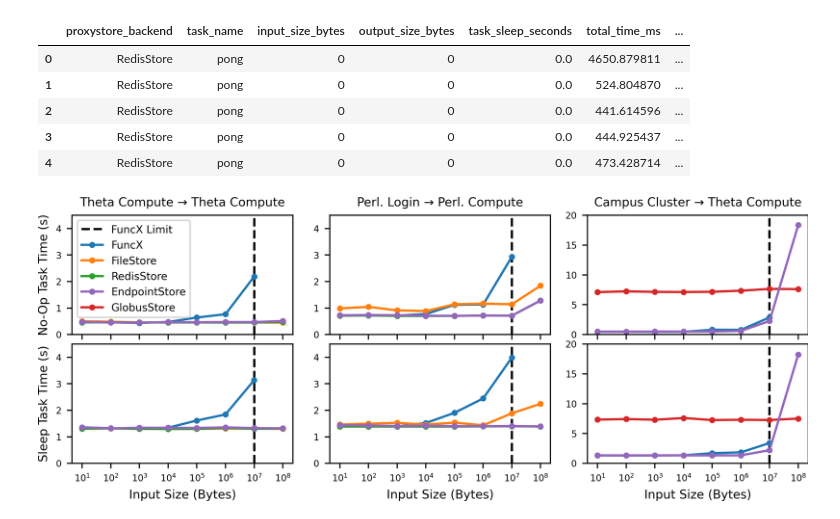
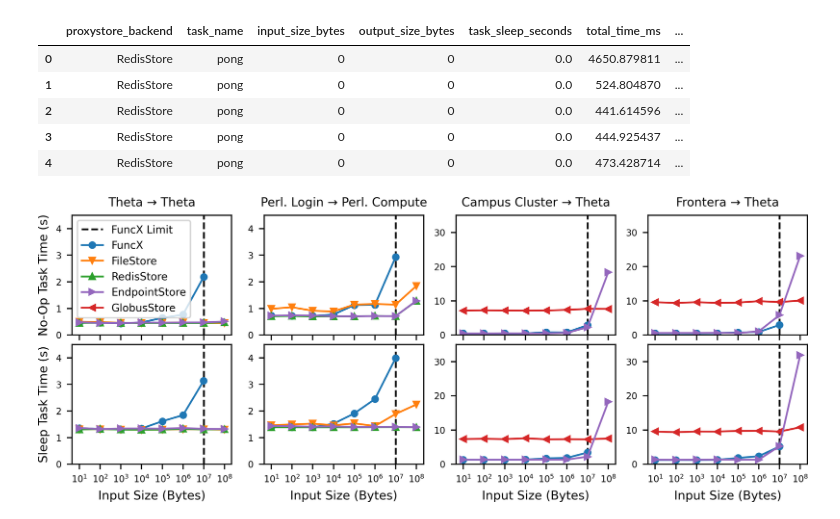
Before and after one commit to proxystore/sc23-evaluation, a Jupyter notebook: 0-funcx-roundtrip-execution-time.ipynb, the cells around one changed output. Cells and saved outputs as stored; diff of their text form; code cells hidden in the pictures.

Commit message:
Add Frontera results and unique markers

```diff
--- a/0-funcx-roundtrip-execution-time.ipynb
+++ b/0-funcx-roundtrip-execution-time.ipynb
@@ -108,6 +109,8 @@ perlmutter_perlmutter_noop_data = load('data/funcx-roundtrip/noop-perlmutterlogi
 perlmutter_perlmutter_sleep_data = load('data/funcx-roundtrip/sleep-perlmutterlogin24-perlmutter.csv')
 midway_theta_noop_data = load('data/funcx-roundtrip/noop-midway2-thetalogin5.csv')
 midway_theta_sleep_data = load('data/funcx-roundtrip/sleep-midway2-thetalogin5.csv')
+frontera_theta_noop_data = load('data/funcx-roundtrip/noop-frontera-thetalogin5.csv')
+frontera_theta_sleep_data = load('data/funcx-roundtrip/sleep-frontera-thetalogin5.csv')
 theta_theta_noop_data.head()
 # %% [output]
 |  | proxystore_backend | task_name | input_size_bytes | output_size_bytes | task_sleep_seconds | total_time_ms | ... |
@@ -155,19 +158,30 @@ def extract(data: pandas.DataFrame) -> dict[str, dict[str, list[str]]]:
     return result
 # %%
 extracted_data = [
-    [extract(theta_theta_noop_data), extract(perlmutter_perlmutter_noop_data), extract(midway_theta_noop_data)],
-    [extract(theta_theta_sleep_data), extract(perlmutter_perlmutter_sleep_data), extract(midway_theta_sleep_data)],
+    [
+        extract(theta_theta_noop_data),
+        extract(perlmutter_perlmutter_noop_data),
+        extract(midway_theta_noop_data),
+        extract(frontera_theta_noop_data),
+    ],
+    [
+        extract(theta_theta_sleep_data),
+        extract(perlmutter_perlmutter_sleep_data),
+        extract(midway_theta_sleep_data),
+        extract(frontera_theta_sleep_data),
+    ],
 ]
 
 backends = ['FuncX', 'FileStore', 'RedisStore', 'GlobusStore', 'EndpointStore']
 
 rows = 2
-cols = 3
+cols = 4
 
 fig, axs = plt.subplots(rows, cols, sharex=True) # , sharey='row')
 
 cmap = plt.get_cmap()
 colors = {backend: cmap(i) for i, backend in enumerate(backends)}
+markers_ = {backend: markers.MarkerStyle.filled_markers[i] for i, backend in enumerate(backends)}
 legend_handles = {}  # backend (str): axs handle
 
 for i in range(rows):
@@ -180,7 +194,7 @@ for i in range(rows):
             if backend in data:
                 xy = [(x, y) for x, y in zip(data[backend]['sizes'], data[backend]['times']) if 0 < x < 1e9]
                 x, y  = zip(*xy)
-                ax.plot(x, y, marker='.', label=backend, color=colors[backend])
+                ax.plot(x, y, marker=markers_[backend], label=backend, color=colors[backend])
 
         # ax.set_yscale('log')
         ax.set_xscale('symlog')
@@ -194,35 +208,39 @@ for i in range(rows):
 # plt.suptitle('FuncX Task Round Trip Times (s)')
 
 axs[1, 0].set_xlabel('Input Size (Bytes)')
 axs[1, 1].set_xlabel('Input Size (Bytes)')
 axs[1, 2].set_xlabel('Input Size (Bytes)')
+axs[1, 3].set_xlabel('Input Size (Bytes)')
 axs[0, 0].set_ylabel('No-Op Task Time (s)')
 axs[1, 0].set_ylabel('Sleep Task Time (s)')
-axs[0, 0].set_title('Theta Compute → Theta Compute')
+axs[0, 0].set_title('Theta → Theta')
 axs[0, 1].set_title('Perl. Login → Perl. Compute')
-axs[0, 2].set_title('Campus Cluster → Theta Compute')
+axs[0, 2].set_title('Campus Cluster → Theta')
+axs[0, 3].set_title('Frontera → Theta')
 
 # Reorder legend
 # handles, labels = axs[0, 0].get_legend_handles_labels()
 # legend_order = [1, 2, 3, 4, 0]
 # axs[0, 0].legend([handles[i] for i in legend_order], [labels[i] for i in legend_order], loc='upper left')
 axs[0, 0].legend(legend_handles.values(), legend_handles.keys(), loc='upper left')
 
 # Restrict y axis range
 axs[0, 0].set_ylim([0, 4.5])
 axs[1, 0].set_ylim([0, 4.5])
 axs[0, 1].set_ylim([0, 4.5])
 axs[1, 1].set_ylim([0, 4.5])
-axs[0, 2].set_ylim([0, 20])
-axs[1, 2].set_ylim([0, 20])
+axs[0, 2].set_ylim([0, 35])
+axs[1, 2].set_ylim([0, 35])
+axs[0, 3].set_ylim([0, 35])
+axs[1, 3].set_ylim([0, 35])
 
 # Restrict y labels to integers
 axs[0, 0].get_yaxis().set_major_locator(mticker.MaxNLocator(integer=True))
 axs[1, 0].get_yaxis().set_major_locator(mticker.MaxNLocator(integer=True))
 
 fig.tight_layout(h_pad=0.5, w_pad=0)
 
 fig.set_size_inches(7.5, 2.75)
 plt.savefig('figures/funcx-roundtrip-task-times.png', )
 # %% [output]
-[figure, old version]
+[figure, new version]
```
Also changed, not shown: parts of 1 cell of this notebook, 6 other files.
